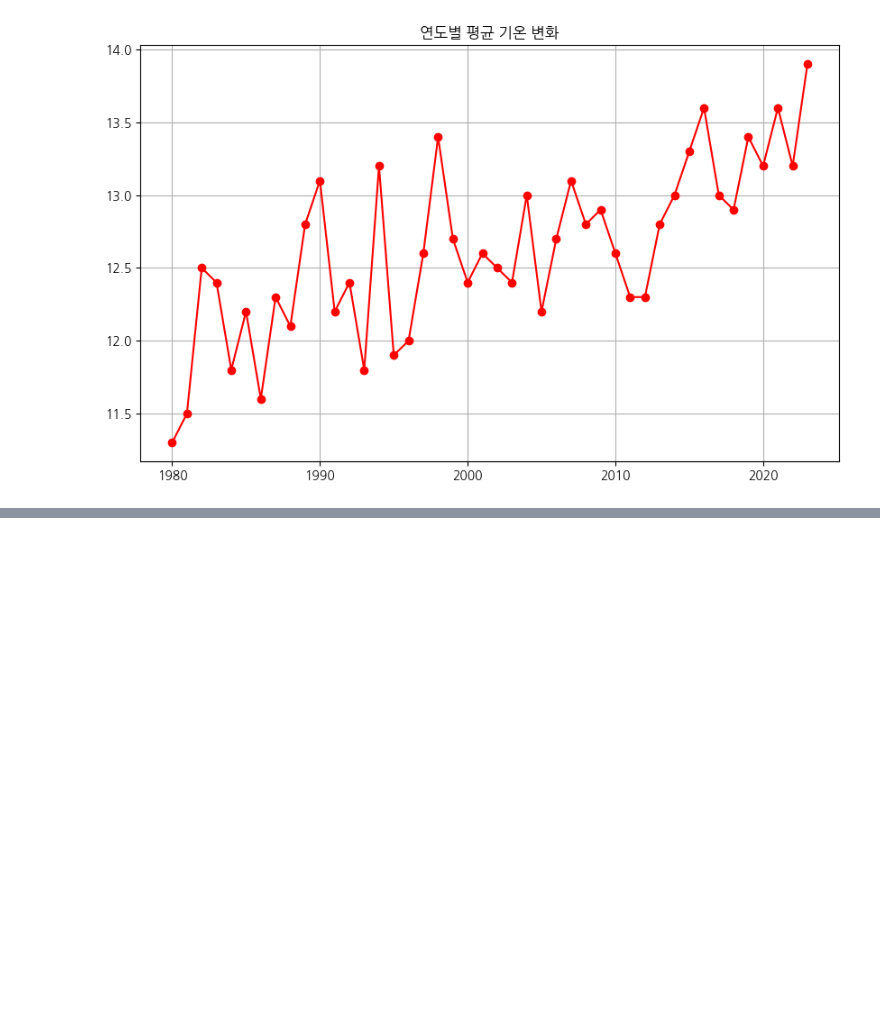
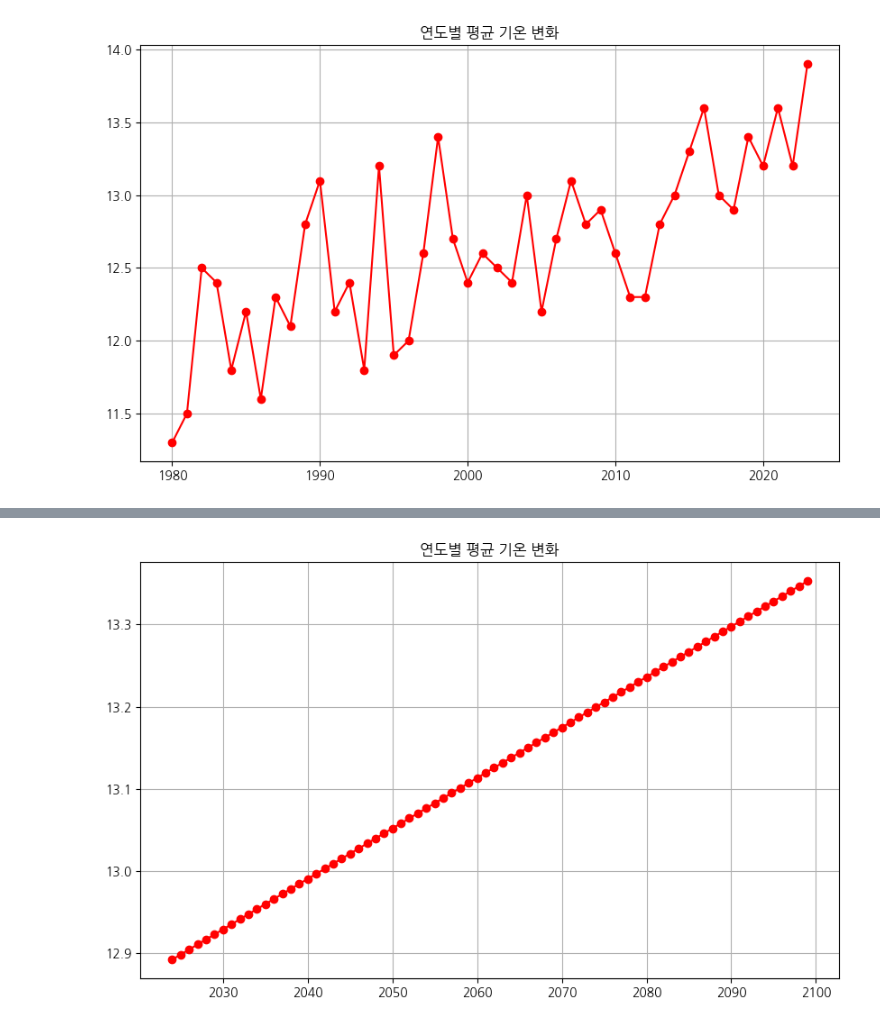
Before and after one commit to HeegonChae/Addindeu_EDA_Project, a Jupyter notebook: weather.ipynb, the cells around one changed output, grey strips where cells are left out. Saved outputs shown, nothing was run; the diff lists cells and outputs as text; code cells hidden in the pictures; blank space fills up the shorter version.

```diff
--- a/weather.ipynb
+++ b/weather.ipynb
@@ -54,0 +54,18 @@ plt.show()
+# %%
+# 독립 변수와 종속 변수 설정
+X = weather.index.values.reshape(-1,1)
+y = weather['  평균기온']
+
+# 선형회귀 모델 생성 및 학습
+model = LinearRegression()
+model.fit(X, y)
+
+# 2024년부터 2040년까지 예측
+predict_years = np.arange(2024, 2100).reshape(-1, 1)
+predictions = model.predict(predict_years)
+
+# 예측 결과를 DataFrame으로 변환
+prediction_df = pd.DataFrame({'year': predict_years.flatten(), 'predicted_temperature': predictions})
+
+# 예측 결과 출력
+print(prediction_df)
@@ -54,0 +87,15 @@ plt.show()
+# %%
+import matplotlib.pyplot as plt
+import koreanize_matplotlib
+
+plt.figure(figsize=(10, 6))
+plt.plot(prediction_df['year'], prediction_df['predicted_temperature'], marker='o', linestyle='-', color='r')
+
+plt.title('연도별 평균 기온 변화')
+plt.xlabel('')
+plt.ylabel('')
+
+plt.grid(True)
+plt.show()
+# %% [output]
+[figure, added]
```
Also changed, not shown: parts of 6 cells of this notebook, 1 other file.
